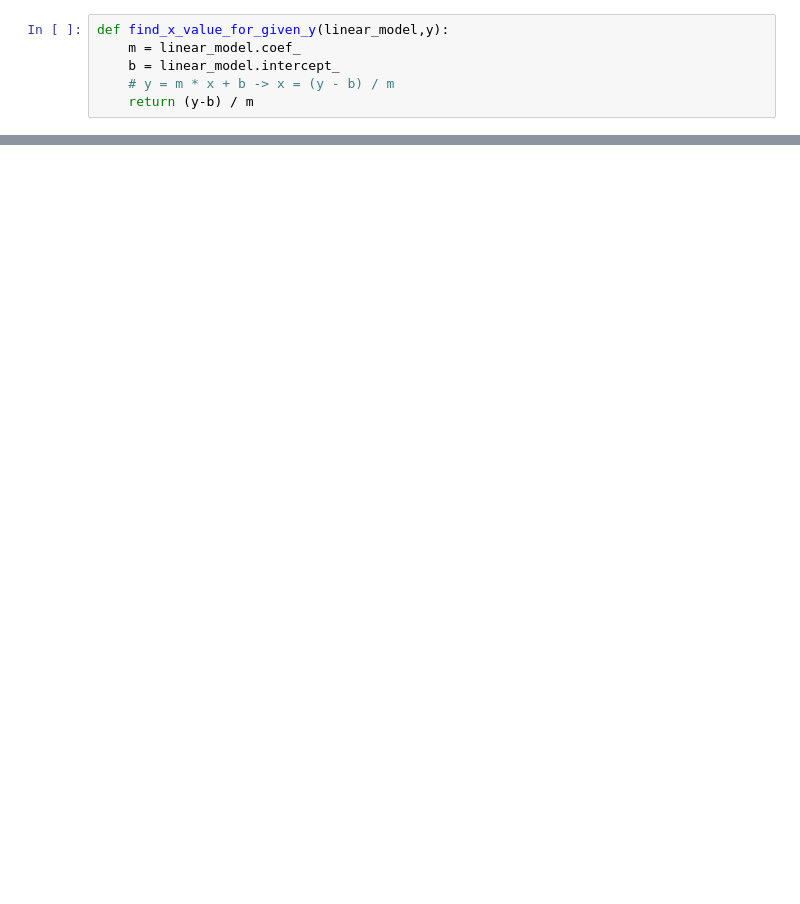
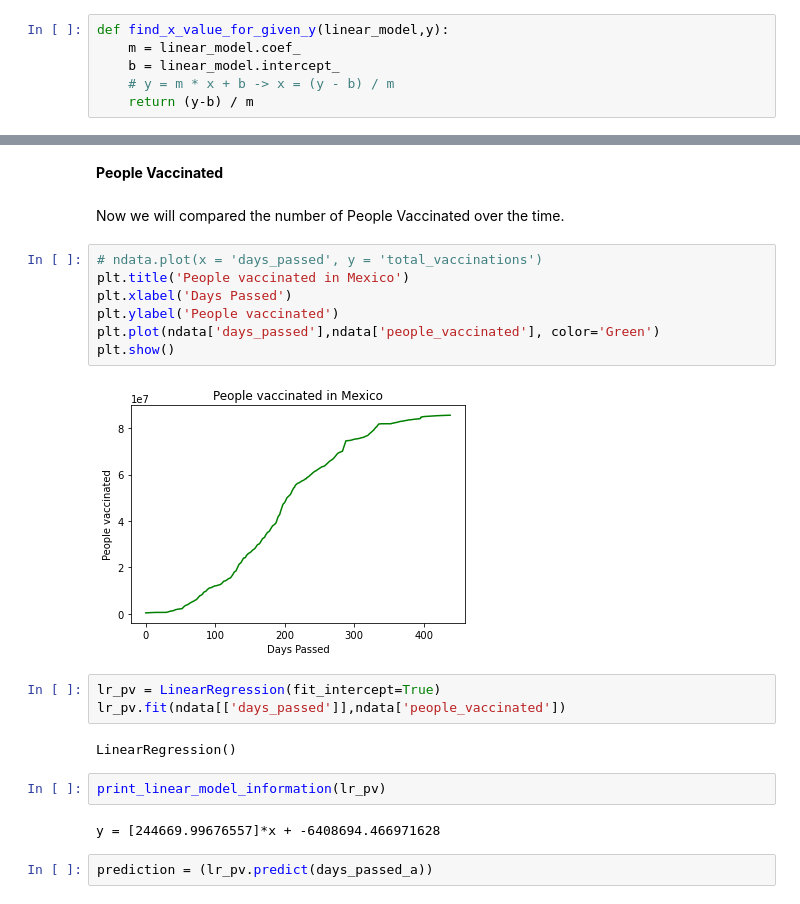
Before and after one commit to elriczero/ML-HW4-Covid-Analysis, a Jupyter notebook: Machine Learning Assignment 4 - Covid Vaccination Progress.ipynb, the cells around one changed output, grey strips where cells are left out. Drawn from its saved outputs; the diff is of its cells as text; blank space fills up the shorter version.

```diff
--- a/Machine Learning Assignment 4 - Covid Vaccination Progress.ipynb
+++ b/Machine Learning Assignment 4 - Covid Vaccination Progress.ipynb
@@ -383,0 +284,24 @@ mex_cv
+# %% [markdown]
+__People Vaccinated__
+# %% [markdown]
+Now we will compared the number of People Vaccinated over the time.
+# %%
+# ndata.plot(x = 'days_passed', y = 'total_vaccinations')
+plt.title('People vaccinated in Mexico')
+plt.xlabel('Days Passed')
+plt.ylabel('People vaccinated')
+plt.plot(ndata['days_passed'],ndata['people_vaccinated'], color='Green')
+plt.show()
+# %% [output]
+[figure, added]
+# %%
+lr_pv = LinearRegression(fit_intercept=True)
+lr_pv.fit(ndata[['days_passed']],ndata['people_vaccinated'])
+# %% [output]
+LinearRegression()
+# %%
+print_linear_model_information(lr_pv)
+# %% [output]
+y = [244669.99676557]*x + -6408694.466971628
+# %%
+prediction = (lr_pv.predict(days_passed_a))
```
Also changed, not shown: parts of 84 cells of this notebook.
